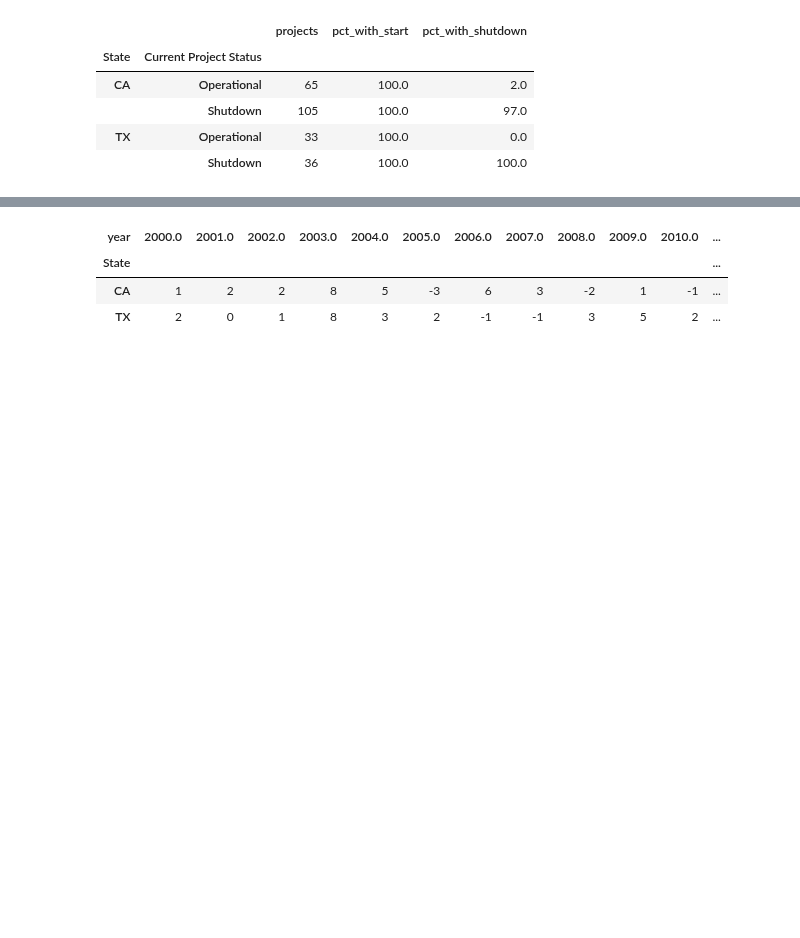
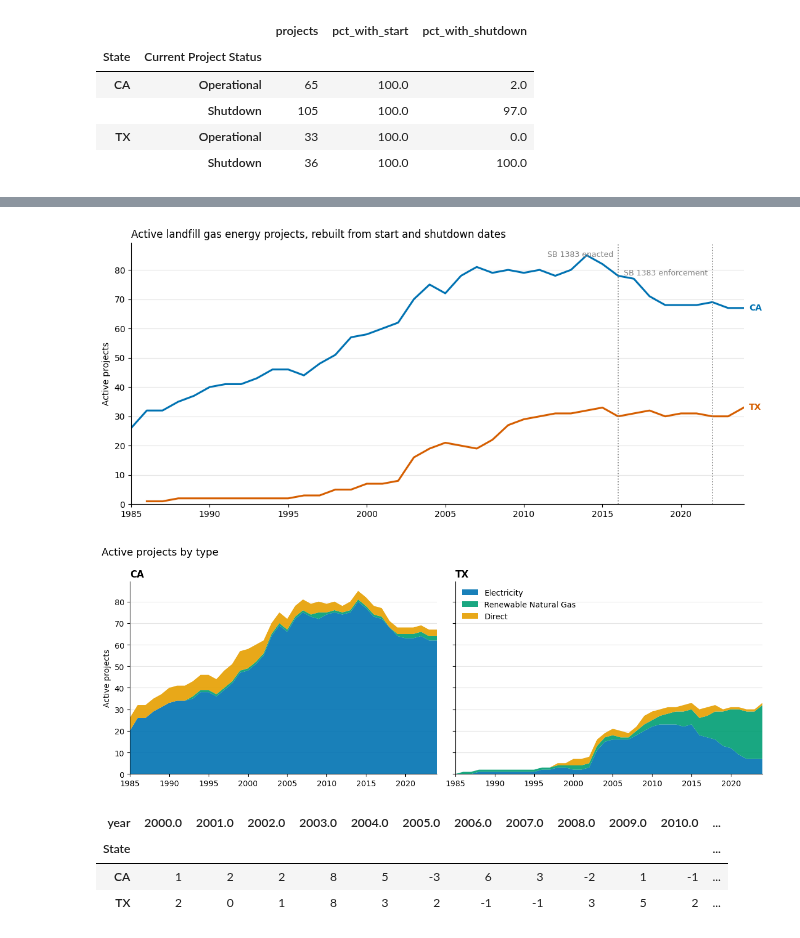
Before and after one commit to ZuhairKhan123/untapped-methane-usa, a Jupyter notebook: untapped-methane-usa.ipynb, the cells around one changed output, grey strips where cells are left out. Drawn from its saved outputs; the diff is of its cells as text; code cells hidden in the pictures; blank space fills up the shorter version.

```diff
--- a/untapped-methane-usa.ipynb
+++ b/untapped-methane-usa.ipynb
@@ -814,23 +896,3 @@ pj.groupby(['State', PJ_STATUS]).agg(
 |  | Shutdown | 105 | 100.0 | 97.0 |
 | TX | Operational | 33 | 100.0 | 0.0 |
 |  | Shutdown | 36 | 100.0 | 100.0 |
-# %%
-rows = []
-for yr in range(1985, 2025):
-    active = pj[(pj['start_yr'] <= yr) & (pj['shut_yr'].isna() | (pj['shut_yr'] > yr))]
-    for (s, t), g in active.groupby(['State', PJ_TYPE]):
-        rows.append({'year': yr, 'State': s, 'type': t, 'active': len(g)})
-ts = pd.DataFrame(rows)
-
-totals = ts.groupby(['year', 'State'], as_index=False)['active'].sum()
-fig = px.line(totals, x='year', y='active', color='State', color_discrete_map=STATE_COLORS,
-              labels={'active': 'Active projects', 'year': ''},
-              title='Active landfill gas energy projects, rebuilt from start and shutdown dates')
-for yr, label, shift in [(2016, 'SB 1383 enacted', 10), (2022, 'SB 1383 enforcement', 28)]:
-    fig.add_vline(x=yr, line_dash='dot', line_color='grey')
-    fig.add_annotation(x=yr, y=1, yref='paper', text=label, showarrow=False, yshift=shift)
-fig.show()
-
-px.area(ts, x='year', y='active', color='type', facet_col='State', color_discrete_map=TYPE_COLORS,
-        labels={'active': 'Active projects', 'year': ''},
-        title='Active projects by type').show()
@@ -840,3 +899,61 @@ px.area(ts, x='year', y='active', color='type', facet_col='State', color_discret
+# %%
+rows = []
+for yr in range(1985, 2025):
+    active = pj[(pj['start_yr'] <= yr) & (pj['shut_yr'].isna() | (pj['shut_yr'] > yr))]
+    for (s, t), g in active.groupby(['State', PJ_TYPE]):
+        rows.append({'year': yr, 'State': s, 'type': t, 'active': len(g)})
+ts = pd.DataFrame(rows)
+
+totals = ts.groupby(['year', 'State'], as_index=False)['active'].sum()
+
+# Chart 1: total active projects per state
+fig, ax = plt.subplots(figsize=(11, 5))
+for state in FOCUS:
+    g = totals[totals['State'] == state].sort_values('year')
+    ax.plot(g['year'], g['active'], color=STATE_COLORS[state], linewidth=2.2)
+    ax.annotate(state, (g['year'].iloc[-1], g['active'].iloc[-1]), xytext=(6, 0),
+                textcoords='offset points', va='center', color=STATE_COLORS[state], fontweight='bold')
+
+for yr, label, y_frac in [(2016, 'SB 1383 enacted', 0.97), (2022, 'SB 1383 enforcement', 0.90)]:
+    ax.axvline(yr, linestyle=':', color='grey', linewidth=1.2)
+    ax.text(yr - 0.3, ax.get_ylim()[1] * y_frac, label, ha='right', va='top', fontsize=9, color='grey')
+
+ax.set_xlim(1985, 2024)
+ax.set_ylim(0, None)
+ax.set_ylabel('Active projects')
+ax.set_title('Active landfill gas energy projects, rebuilt from start and shutdown dates', loc='left')
+ax.grid(True, axis='y', color='#e5e5e5', linewidth=0.8)
+ax.spines[['top', 'right']].set_visible(False)
+plt.tight_layout()
+plt.show()
+
+# Chart 2: active projects by type, one panel per state, same y scale
+TYPE_ORDER = ['Electricity', 'Renewable Natural Gas', 'Direct']
+years = np.arange(1985, 2025)
+
+fig, axes = plt.subplots(1, 2, figsize=(12, 4.5), sharey=True)
+for ax, state in zip(axes, FOCUS):
+    wide = (ts[ts['State'] == state]
+            .pivot_table(index='year', columns='type', values='active', aggfunc='sum')
+            .reindex(index=years, fill_value=0)
+            .reindex(columns=TYPE_ORDER, fill_value=0)
+            .fillna(0))
+    ax.stackplot(wide.index, [wide[t] for t in TYPE_ORDER],
+                 colors=[TYPE_COLORS[t] for t in TYPE_ORDER], labels=TYPE_ORDER, alpha=0.9)
+    ax.set_title(state, loc='left', fontweight='bold')
+    ax.set_xlim(1985, 2024)
+    ax.grid(True, axis='y', color='#e5e5e5', linewidth=0.8)
+    ax.set_axisbelow(True)
+    ax.spines[['top', 'right']].set_visible(False)
+
+axes[0].set_ylabel('Active projects')
+axes[1].legend(frameon=False, loc='upper left')
+fig.suptitle('Active projects by type', x=0.01, ha='left', fontsize=13)
+plt.tight_layout()
+plt.show()
+# %% [output]
+[figure, added]
+[figure, added]
 # %%
 net = pd.concat([pj.groupby(['State', 'start_yr']).size().rename('starts'),
                  pj.groupby(['State', 'shut_yr']).size().rename('shutdowns')], axis=1).fillna(0)
```
Also changed, not shown: parts of 10 cells of this notebook.
